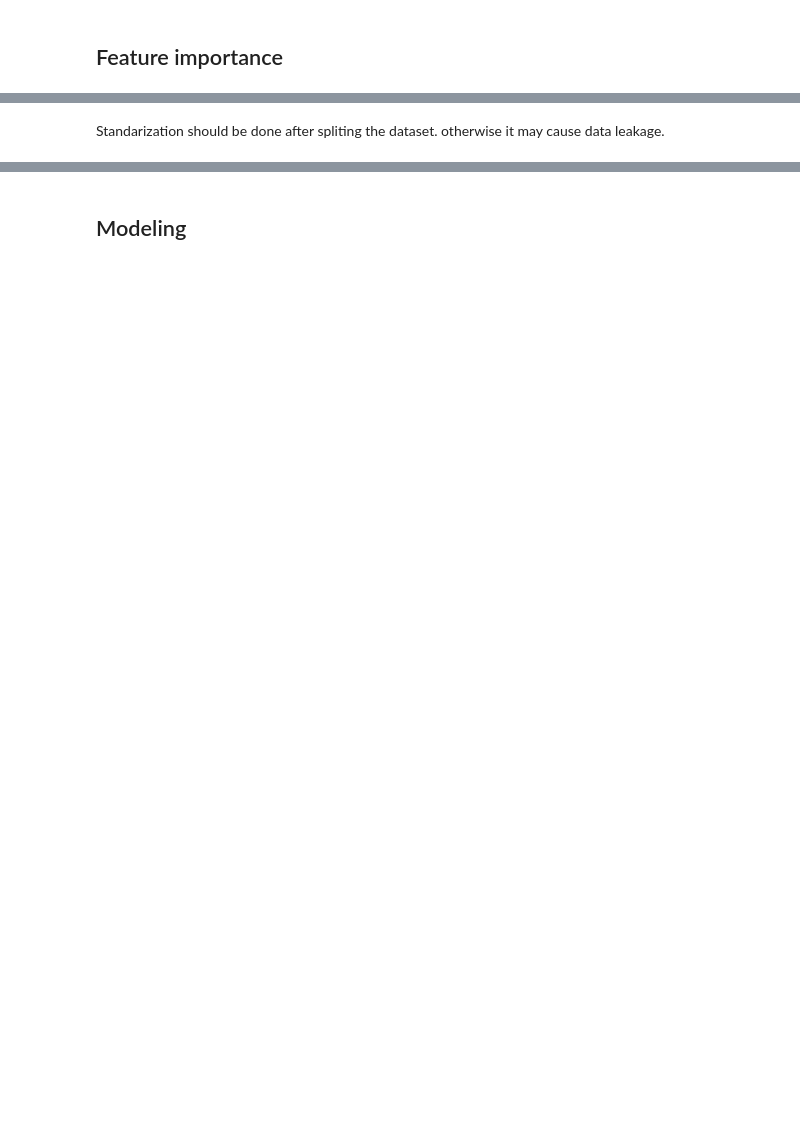
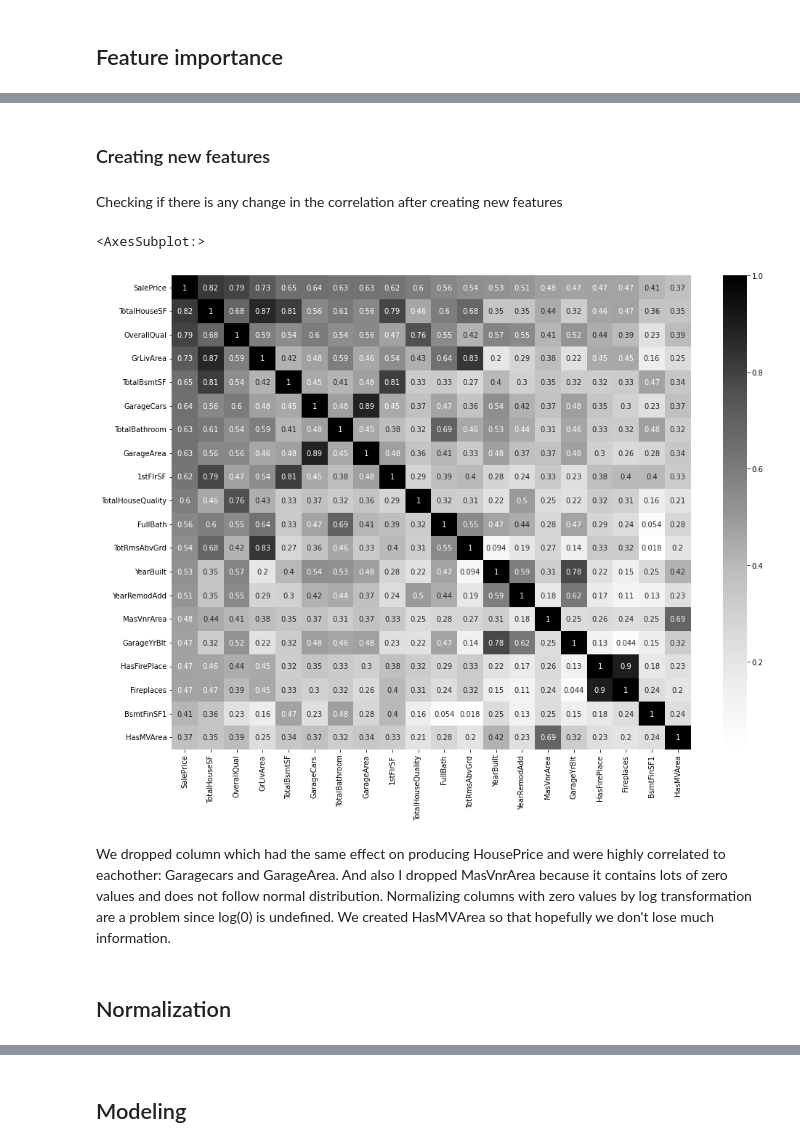
Before and after one commit to gha7all/DataScienceHub, a Jupyter notebook: week-1/housePrice_regression/price prediction.ipynb, the cells around one changed output, grey strips where cells are left out. Drawn from its saved outputs; the diff is of its cells as text; code cells hidden in the pictures; blank space fills up the shorter version.

```diff
--- a/week-1/housePrice_regression/price prediction.ipynb
+++ b/week-1/housePrice_regression/price prediction.ipynb
@@ -391,2 +178,0 @@ X_val[['GarageYrBlt']] = imputer_yearbuilt.fit(X_train[['GarageYrBlt']]).transfo
-# %% [markdown]
-Standarization should be done after spliting the dataset. otherwise it may cause data leakage.
@@ -398,0 +179,2 @@ X_val = scaler.transform(X_val)
+# %% [markdown]
+### Creating new features
@@ -398,0 +224,10 @@ X_val = scaler.transform(X_val)
+# %% [markdown]
+Checking if there is any change in the correlation after creating new features
+# %%
+cols = train_df.corr().nlargest(20, 'SalePrice')['SalePrice'].index
+
+plt.figure(figsize=(16, 12))
+sns.heatmap(train_df[cols].corr(), cmap='Greys', annot=True)
+# %% [output]
+<AxesSubplot:>
+[figure, added]
@@ -398,0 +237,4 @@ X_val = scaler.transform(X_val)
+# %% [markdown]
+We dropped column which had the same effect on producing HousePrice and were highly correlated to eachother: Garagecars and GarageArea. And also I dropped MasVnrArea because it contains lots of zero values and does not follow normal distribution. Normalizing columns with zero values by log transformation are a problem since log(0) is undefined. We created HasMVArea so that hopefully we don't lose much information.
+# %% [markdown]
+## Normalization
```
Also changed, not shown: parts of 68 cells of this notebook.
